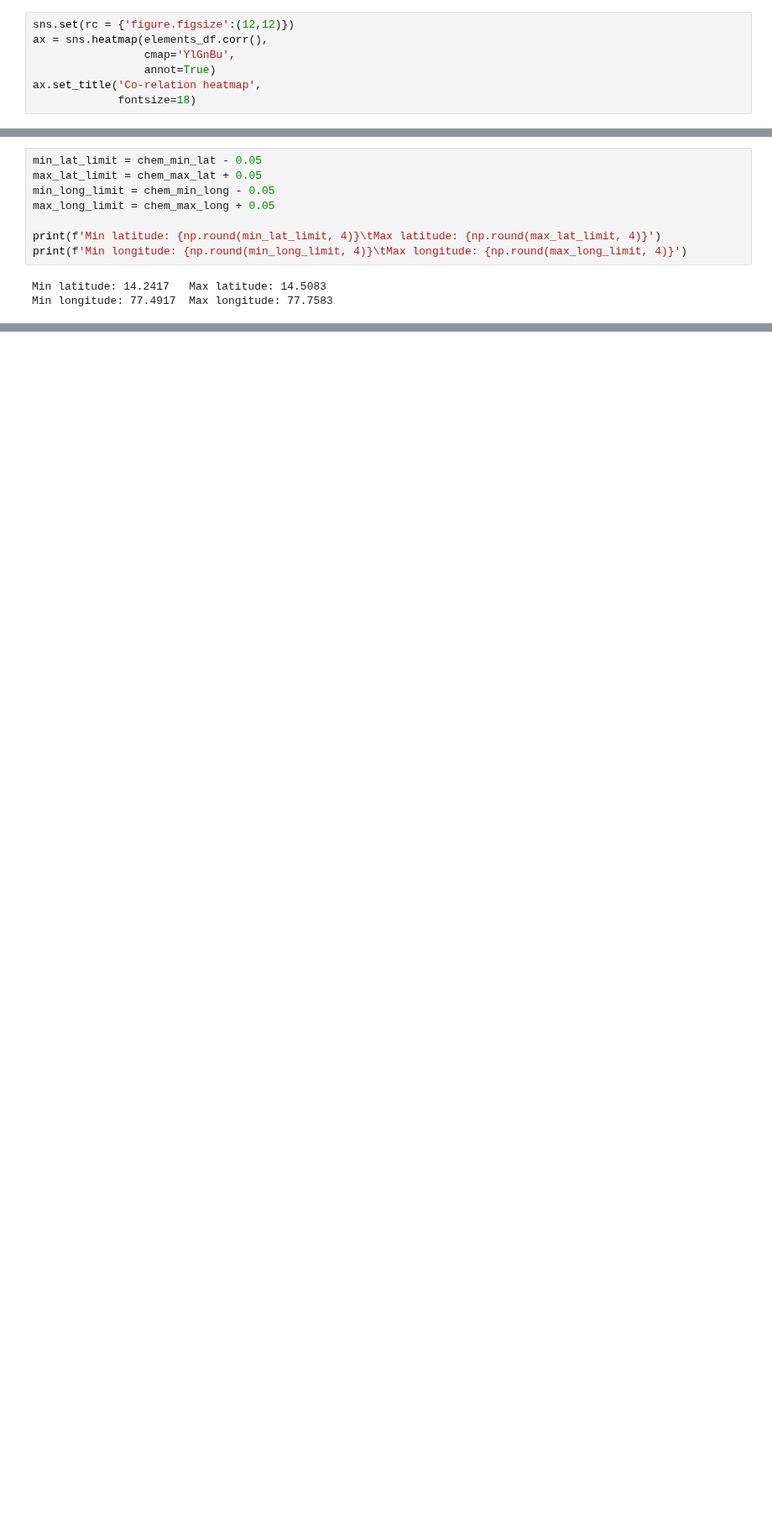
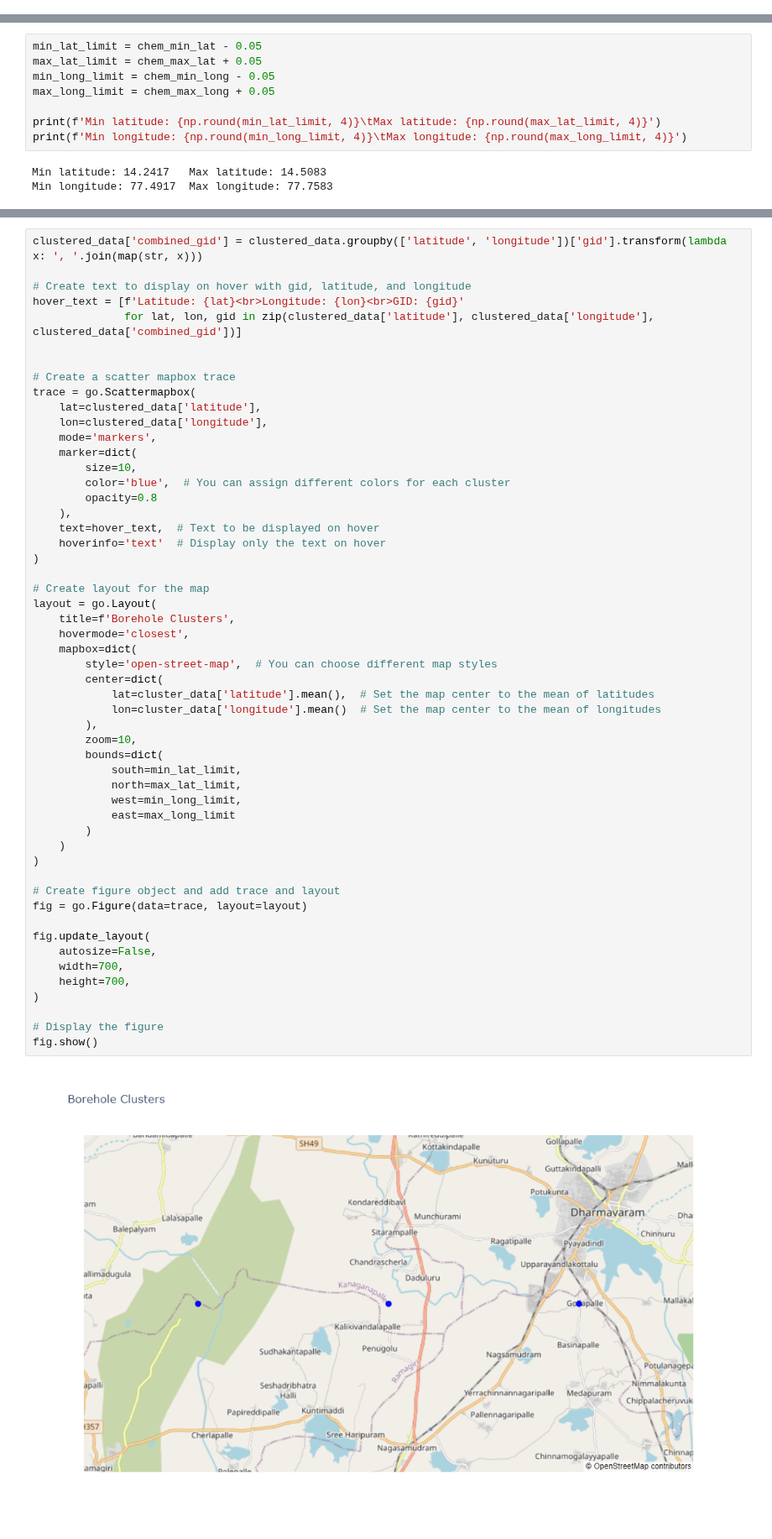
Before and after one commit to Ashish-Sasna/CMT-GSC-AI, a Jupyter notebook: Stream sediments.ipynb, the cells around one changed output, grey strips where cells are left out. Shown at 84% size. Saved outputs shown, nothing was run; the diff lists cells and outputs as text; blank space fills up the shorter version.

Commit message:
Separate file for Borehole/Chemical data

```diff
--- a/Stream sediments.ipynb
+++ b/Stream sediments.ipynb
@@ -136,13 +136,6 @@ A value is trying to be set on a copy of a slice from a DataFrame
 
 See the caveats in the documentation: https://pandas.pydata.org/pandas-docs/stable/user_guide/indexing.html#returning-a-view-versus-a-copy
   elements_df.drop(elem_rem, axis=1, inplace=True)
-# %%
-sns.set(rc = {'figure.figsize':(12,12)})
-ax = sns.heatmap(elements_df.corr(),
-                 cmap='YlGnBu',
-                 annot=True)
-ax.set_title('Co-relation heatmap',
-             fontsize=18)
 # %% [markdown]
 ## Gravity Data
 # %%
@@ -651,0 +639,55 @@ for fig in fig_list:
+# %%
+clustered_data['combined_gid'] = clustered_data.groupby(['latitude', 'longitude'])['gid'].transform(lambda x: ', '.join(map(str, x)))
+
+# Create text to display on hover with gid, latitude, and longitude
+hover_text = [f'Latitude: {lat}<br>Longitude: {lon}<br>GID: {gid}'
+              for lat, lon, gid in zip(clustered_data['latitude'], clustered_data['longitude'], clustered_data['combined_gid'])]
+
+
+# Create a scatter mapbox trace
+trace = go.Scattermapbox(
+    lat=clustered_data['latitude'],
+    lon=clustered_data['longitude'],
+    mode='markers',
+    marker=dict(
+        size=10,
+        color='blue',  # You can assign different colors for each cluster
+        opacity=0.8
+    ),
+    text=hover_text,  # Text to be displayed on hover
+    hoverinfo='text'  # Display only the text on hover
+)
+
+# Create layout for the map
+layout = go.Layout(
+    title=f'Borehole Clusters',
+    hovermode='closest',
+    mapbox=dict(
+        style='open-street-map',  # You can choose different map styles
+        center=dict(
+            lat=cluster_data['latitude'].mean(),  # Set the map center to the mean of latitudes
+            lon=cluster_data['longitude'].mean()  # Set the map center to the mean of longitudes
+        ),
+        zoom=10,
+        bounds=dict(
+            south=min_lat_limit,
+            north=max_lat_limit,
+            west=min_long_limit,
+            east=max_long_limit
+        )
+    )
+)
+
+# Create figure object and add trace and layout
+fig = go.Figure(data=trace, layout=layout)
+
+fig.update_layout(
+    autosize=False,
+    width=700,
+    height=700,
+)
+
+# Display the figure
+fig.show()
+# %% [output]
+[figure, added]
```
Also changed, not shown: parts of 6 cells of this notebook, 3 other files.
